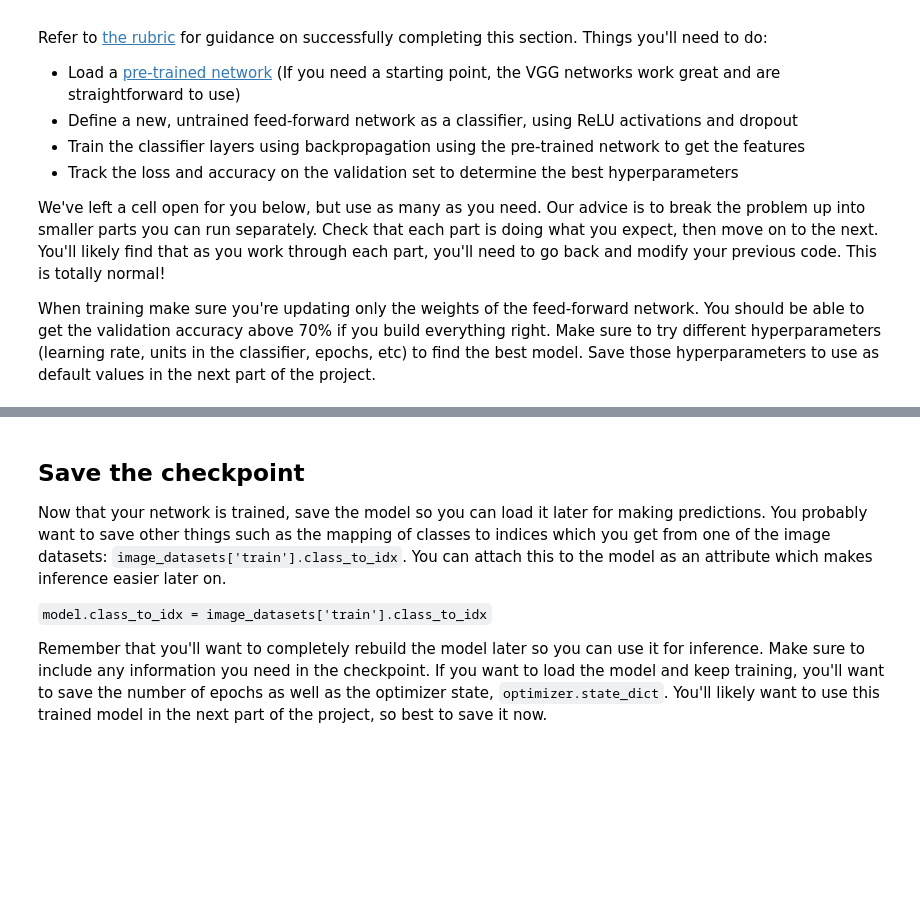
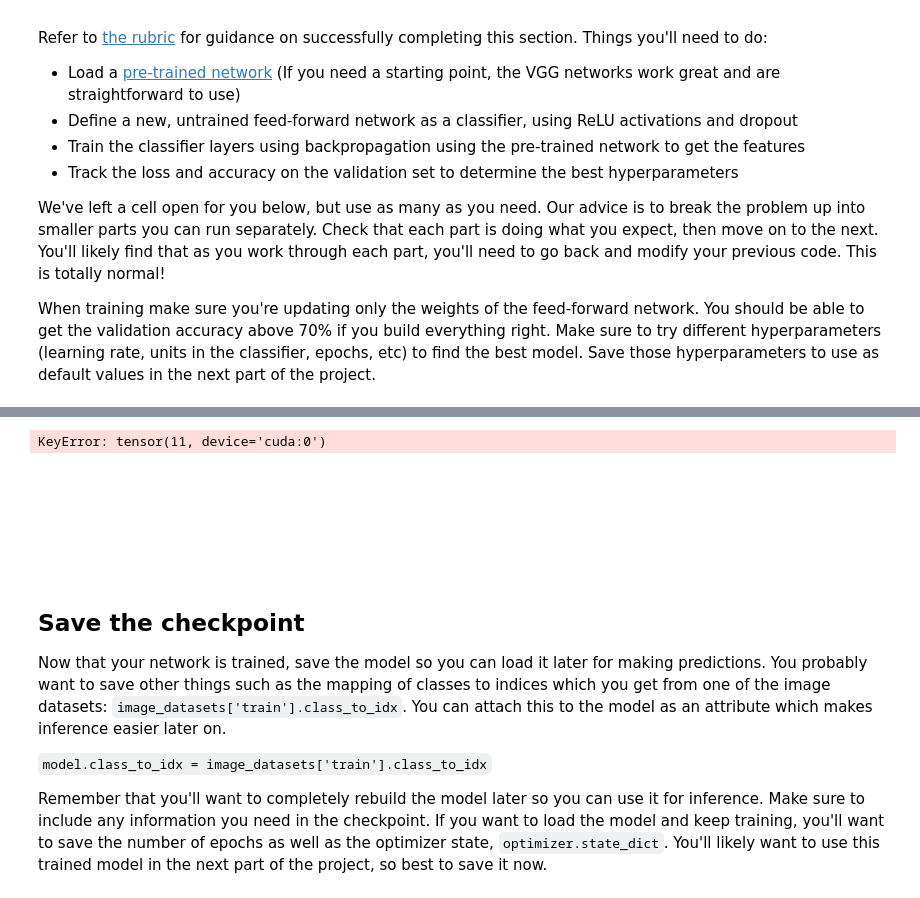
Before and after one commit to nissan/pytorch_challenge, a Jupyter notebook: Image Classifier Project-VGG.ipynb, the cells around one changed output, grey strips where cells are left out. Saved outputs shown, nothing was run; the diff lists cells and outputs as text; code cells hidden in the pictures; blank space fills up the shorter version.

```diff
--- a/Image Classifier Project-VGG.ipynb
+++ b/Image Classifier Project-VGG.ipynb
@@ -72,7 +72,7 @@ data_transforms = {
     ]),
 }
 # %%
-batch_size=50
+batch_size=10
 num_workers=4
 image_datasets = {x: datasets.ImageFolder(os.path.join(data_dir, x),
                                           data_transforms[x])
@@ -223,7 +295,7 @@ def train_model(model, criterion, optimizer, scheduler, num_epochs=25):
                 scheduler.step()
                 model.train(True)  # Set model to training mode
             else:
-                model.eval(True)   # Set model to evaluate mode
+                model.eval()   # Set model to evaluate mode
 
             running_loss = 0.0
             running_corrects = 0
@@ -292,7 +364,7 @@ def visualize_model(model, num_images=6):
                 images_so_far += 1
                 ax = plt.subplot(num_images//2, 2, images_so_far)
                 ax.axis('off')
-                ax.set_title('predicted: {}'.format(preds[j]))
+                ax.set_title('predicted: {}'.format(cat_to_name[preds[j]]))
                 imshow(inputs.cpu().data[j])
 
                 if images_so_far == num_images:
@@ -320,5 +419,8 @@ model = train_model(model, criterion, optimizer, exp_lr_scheduler, num_epochs=3)
 # %%
-visualize_model(model,24)
+visualize_model(model,6)
+# %% [output]
+KeyError: tensor(11, device='cuda:0')
+[figure, added]
 # %%
 cat_to_name
 # %% [markdown]
```
Also changed, not shown: parts of 13 cells of this notebook.
